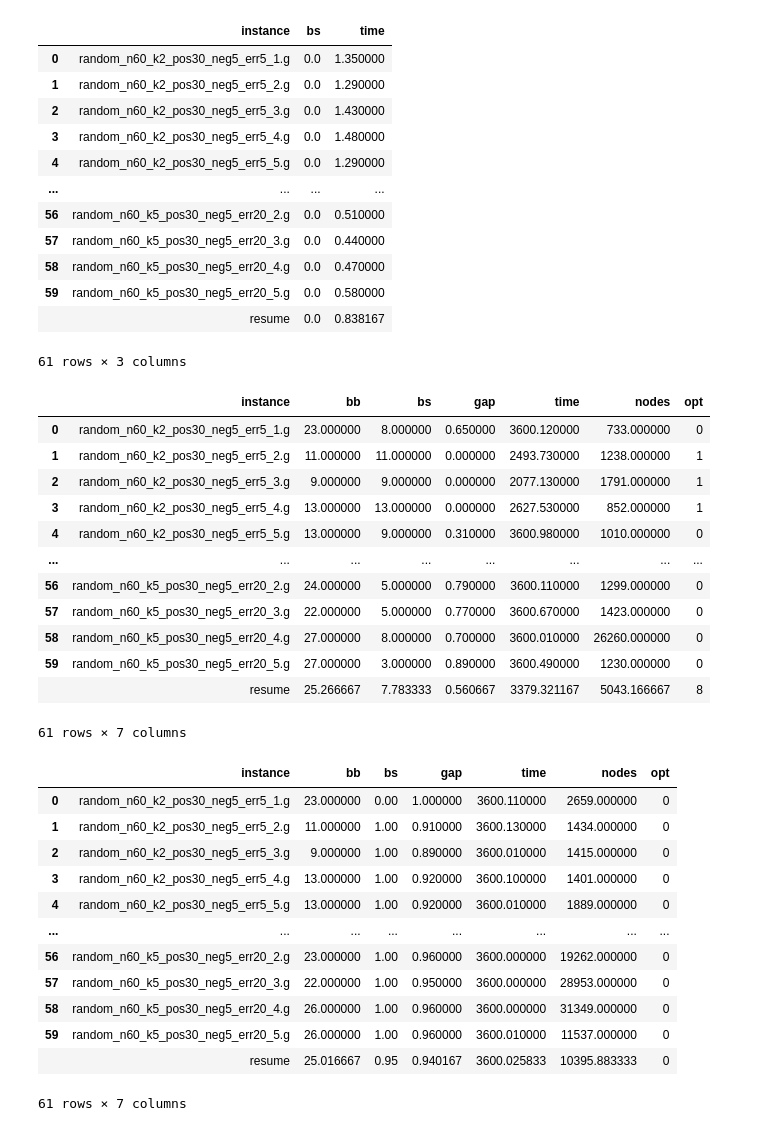
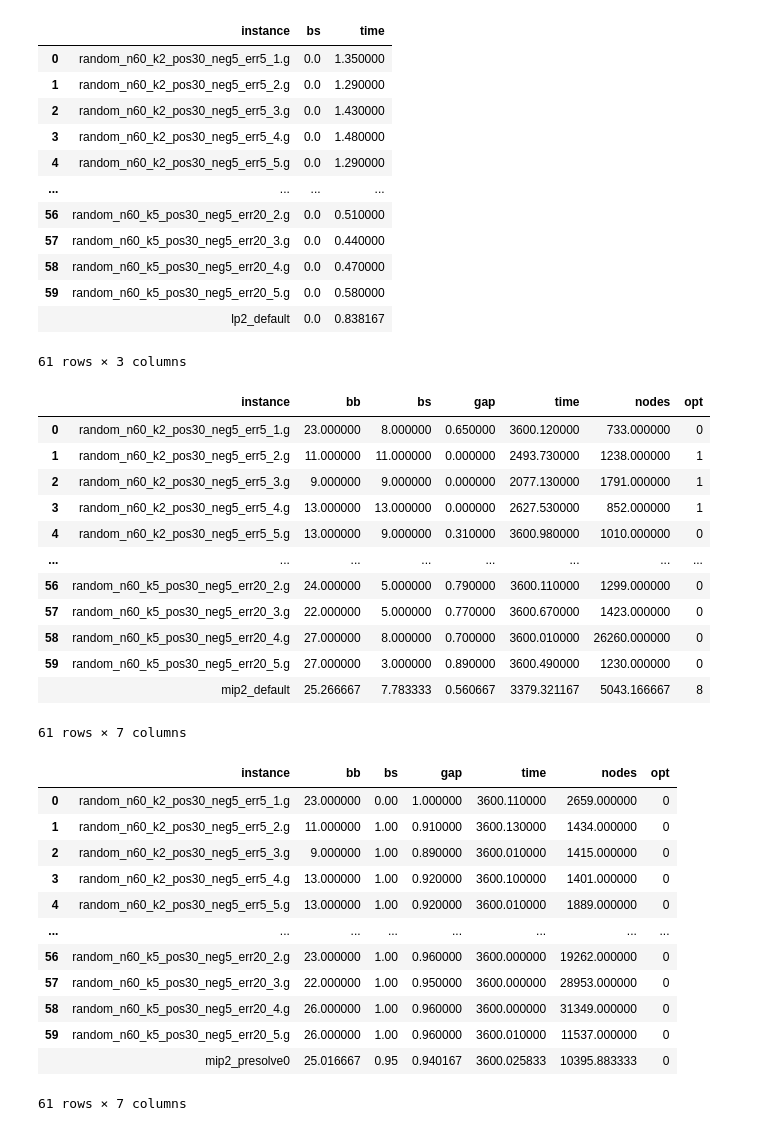
Before and after one commit to jesusossian/edge_signed_graph, a Jupyter notebook: result/n60_edge2_signed.ipynb, the cells around one changed output. Saved outputs shown, nothing was run; the diff lists cells and outputs as text; code cells hidden in the pictures.

```diff
--- a/result/n60_edge2_signed.ipynb
+++ b/result/n60_edge2_signed.ipynb
@@ -14,35 +14,35 @@ file=f"{method_}_n{n_}_{form_}_signed_default.txt"
 
 df = pd.DataFrame()
 df = pd.read_csv(file,header=None,sep=';')
 
 lp2_n60 = pd.DataFrame()
 lp2_n60 = pd.concat([lp2_n60, df], ignore_index=True)
 lp2_n60.columns = ['instance','bs','time']
 #lp2_n60
 
 tab = pd.DataFrame({
-    'instance':"resume",
+    'instance':"lp2_default",
     'bs':lp2_n60['bs'].mean(),
     'time':lp2_n60['time'].mean()
     },index=[""]
 )
 
 lp2_n60 = pd.concat([lp2_n60,tab])
 lp2_n60['instance'] = lp2_n60['instance'].str.replace('data/kmbs/RANDOM/random_','')
 lp2_n60
 # %% [output]
 |  | instance | bs | time |
 | 0 | random_n60_k2_pos30_neg5_err5_1.g | 0.0 | 1.350000 |
 | 1 | random_n60_k2_pos30_neg5_err5_2.g | 0.0 | 1.290000 |
 | 2 | random_n60_k2_pos30_neg5_err5_3.g | 0.0 | 1.430000 |
 | 3 | random_n60_k2_pos30_neg5_err5_4.g | 0.0 | 1.480000 |
 | 4 | random_n60_k2_pos30_neg5_err5_5.g | 0.0 | 1.290000 |
 | ... | ... | ... | ... |
 | 56 | random_n60_k5_pos30_neg5_err20_2.g | 0.0 | 0.510000 |
 | 57 | random_n60_k5_pos30_neg5_err20_3.g | 0.0 | 0.440000 |
 | 58 | random_n60_k5_pos30_neg5_err20_4.g | 0.0 | 0.470000 |
 | 59 | random_n60_k5_pos30_neg5_err20_5.g | 0.0 | 0.580000 |
-|  | resume | 0.0 | 0.838167 |
+|  | lp2_default | 0.0 | 0.838167 |
 61 rows × 3 columns
 # %%
 form_ = "edge2"
@@ -59,7 +59,7 @@ mip2_n60.columns = ['instance','bb','bs','gap','time','nodes','opt']
 #mip2_n60
 
 tab = pd.DataFrame({
-    'instance':"resume",
+    'instance':"mip2_default",
     'bb':mip2_n60['bb'].mean(),
     'bs':mip2_n60['bs'].mean(),
     'gap':mip2_n60['gap'].mean(),
@@ -84,7 +84,7 @@ mip2_n60
 | 57 | random_n60_k5_pos30_neg5_err20_3.g | 22.000000 | 5.000000 | 0.770000 | 3600.670000 | 1423.000000 | 0 |
 | 58 | random_n60_k5_pos30_neg5_err20_4.g | 27.000000 | 8.000000 | 0.700000 | 3600.010000 | 26260.000000 | 0 |
 | 59 | random_n60_k5_pos30_neg5_err20_5.g | 27.000000 | 3.000000 | 0.890000 | 3600.490000 | 1230.000000 | 0 |
-|  | resume | 25.266667 | 7.783333 | 0.560667 | 3379.321167 | 5043.166667 | 8 |
+|  | mip2_default | 25.266667 | 7.783333 | 0.560667 | 3379.321167 | 5043.166667 | 8 |
 61 rows × 7 columns
 # %%
 form_ = "edge2"
@@ -101,7 +101,7 @@ mip2_n60.columns = ['instance','bb','bs','gap','time','nodes','opt']
 #mip2_n60_p0
 
 tab = pd.DataFrame({
-    'instance':"resume",
+    'instance':"mip2_presolve0",
     'bb':mip2_n60['bb'].mean(),
     'bs':mip2_n60['bs'].mean(),
     'gap':mip2_n60['gap'].mean(),
@@ -126,7 +126,7 @@ mip2_n60
 | 57 | random_n60_k5_pos30_neg5_err20_3.g | 22.000000 | 1.00 | 0.950000 | 3600.000000 | 28953.000000 | 0 |
 | 58 | random_n60_k5_pos30_neg5_err20_4.g | 26.000000 | 1.00 | 0.960000 | 3600.000000 | 31349.000000 | 0 |
 | 59 | random_n60_k5_pos30_neg5_err20_5.g | 26.000000 | 1.00 | 0.960000 | 3600.010000 | 11537.000000 | 0 |
-|  | resume | 25.016667 | 0.95 | 0.940167 | 3600.025833 | 10395.883333 | 0 |
+|  | mip2_presolve0 | 25.016667 | 0.95 | 0.940167 | 3600.025833 | 10395.883333 | 0 |
 61 rows × 7 columns
 # %%
 form_ = "edge2"
```
Also changed, not shown: parts of 3 cells of this notebook, 2 other files.
